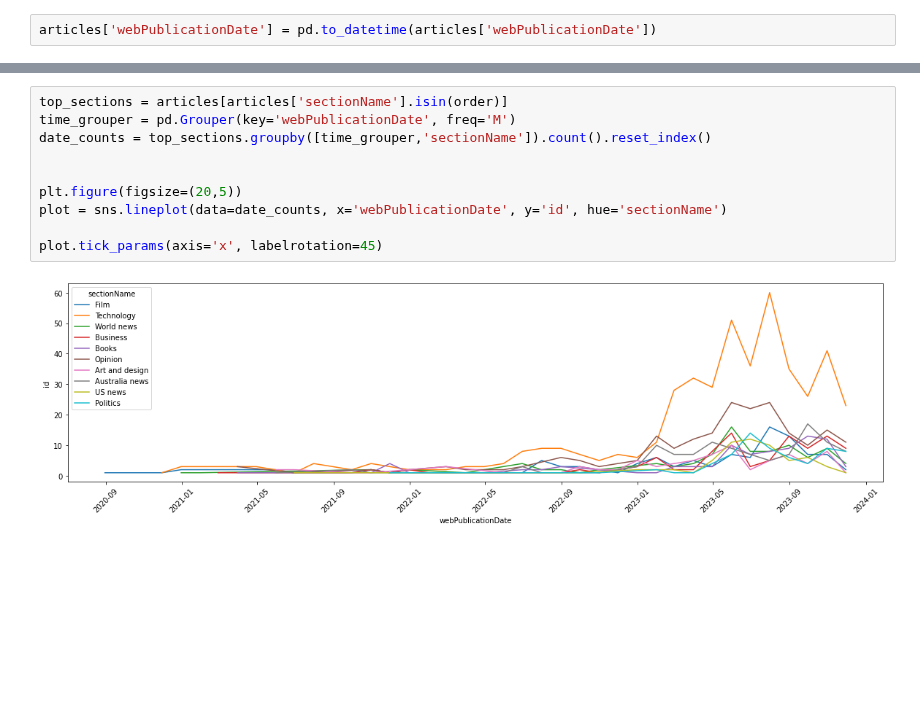
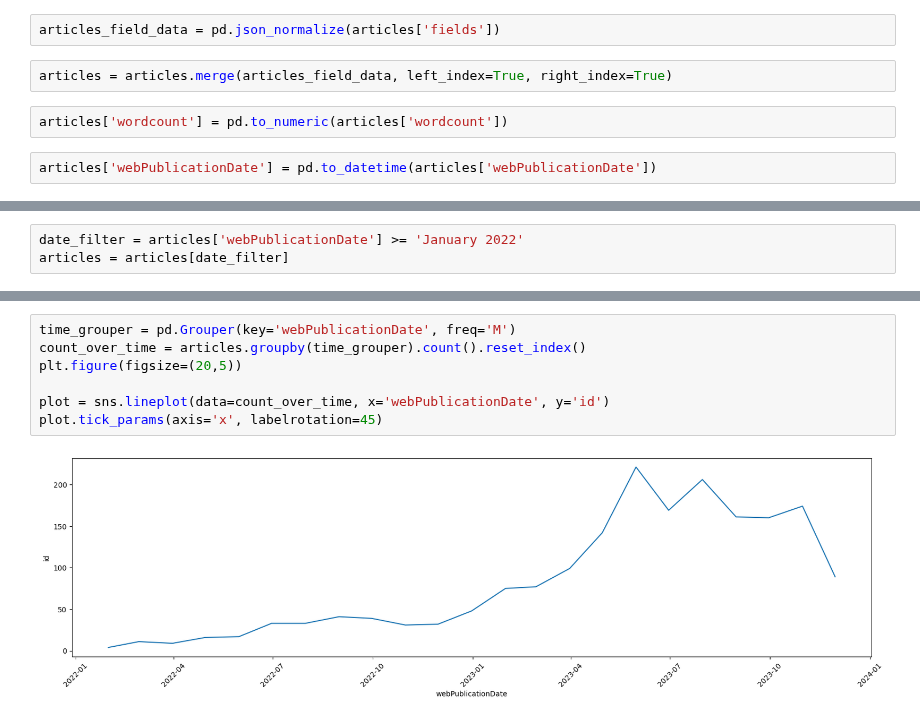
Before and after one commit to Minyall/sc207_2023-24, a Jupyter notebook: 8_9_APIs/9_api_data.ipynb, the cells around one changed output, grey strips where cells are left out. Saved outputs shown, nothing was run; the diff lists cells and outputs as text; blank space fills up the shorter version.

```diff
--- a/8_9_APIs/9_api_data.ipynb
+++ b/8_9_APIs/9_api_data.ipynb
@@ -45,2 +40,8 @@ sns.catplot(data=articles, y='sectionName', kind='count', order=order)
+# %%
+articles_field_data = pd.json_normalize(articles['fields'])
+# %%
+articles = articles.merge(articles_field_data, left_index=True, right_index=True)
+# %%
+articles['wordcount'] = pd.to_numeric(articles['wordcount'])
 # %%
 articles['webPublicationDate'] = pd.to_datetime(articles['webPublicationDate'])
@@ -48,0 +80,3 @@ import matplotlib.pyplot as plt
+# %%
+date_filter = articles['webPublicationDate'] >= 'January 2022'
+articles = articles[date_filter]
@@ -49,12 +93,9 @@ import matplotlib.pyplot as plt
 # %%
-top_sections = articles[articles['sectionName'].isin(order)]
 time_grouper = pd.Grouper(key='webPublicationDate', freq='M')
-date_counts = top_sections.groupby([time_grouper,'sectionName']).count().reset_index()
+count_over_time = articles.groupby(time_grouper).count().reset_index()
+plt.figure(figsize=(20,5))
 
-
-plt.figure(figsize=(20,5))
-plot = sns.lineplot(data=date_counts, x='webPublicationDate', y='id', hue='sectionName')
-
+plot = sns.lineplot(data=count_over_time, x='webPublicationDate', y='id')
 plot.tick_params(axis='x', labelrotation=45)
 # %% [output]
-[figure, old version]
+[figure, new version]
```
Also changed, not shown: parts of 32 cells of this notebook.
